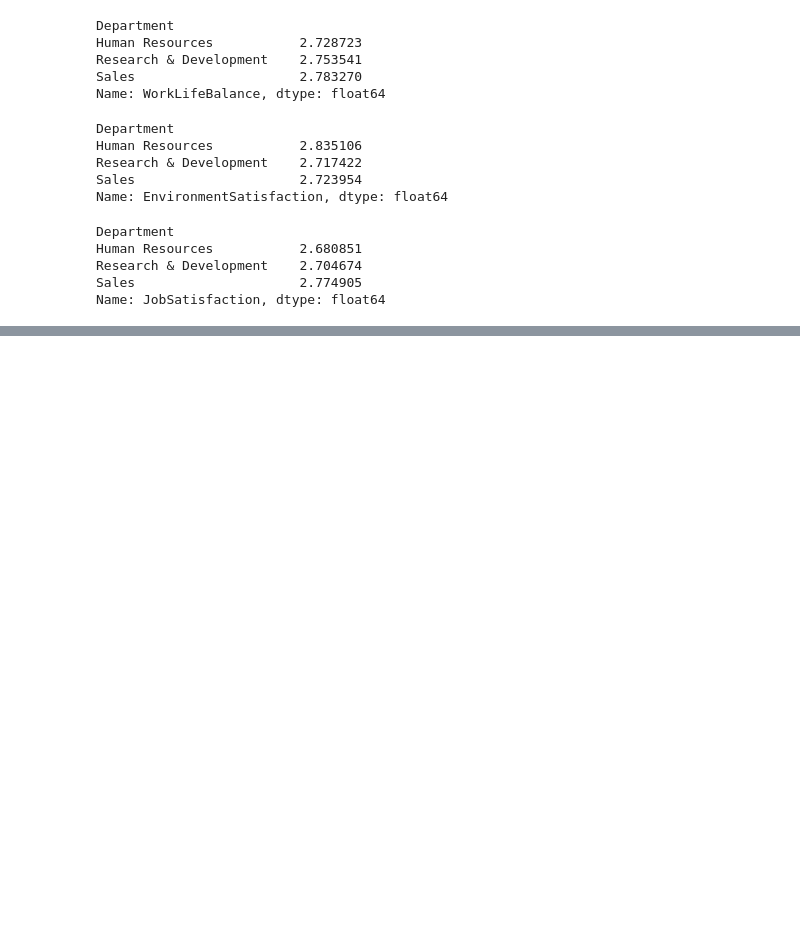
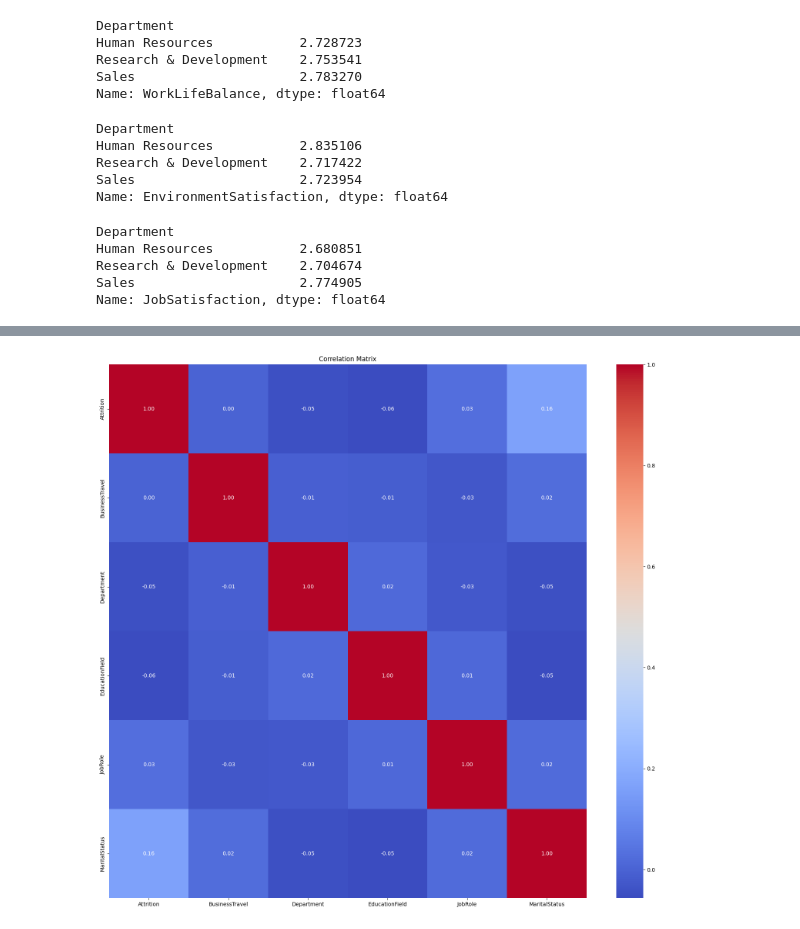
Before and after one commit to Veyesd/rh-analysis, a Jupyter notebook: rh_analysis.ipynb, the cells around one changed output, grey strips where cells are left out. Drawn from its saved outputs; the diff is of its cells as text; code cells hidden in the pictures; blank space fills up the shorter version.

Commit message:
explo

```diff
--- a/rh_analysis.ipynb
+++ b/rh_analysis.ipynb
@@ -480,0 +542,11 @@ non:
+# %%
+no_numerical_features = df_general_explo.select_dtypes(exclude='number')
+# %%
+nocorr=no_numerical_features.corr()
+# %%
+plt.figure(figsize=(20, 18))
+sns.heatmap(nocorr, annot=True, cmap='coolwarm', fmt=".2f")
+plt.title('Correlation Matrix')
+plt.show()
+# %% [output]
+[figure, added]
```
Also changed, not shown: parts of 28 cells of this notebook.
